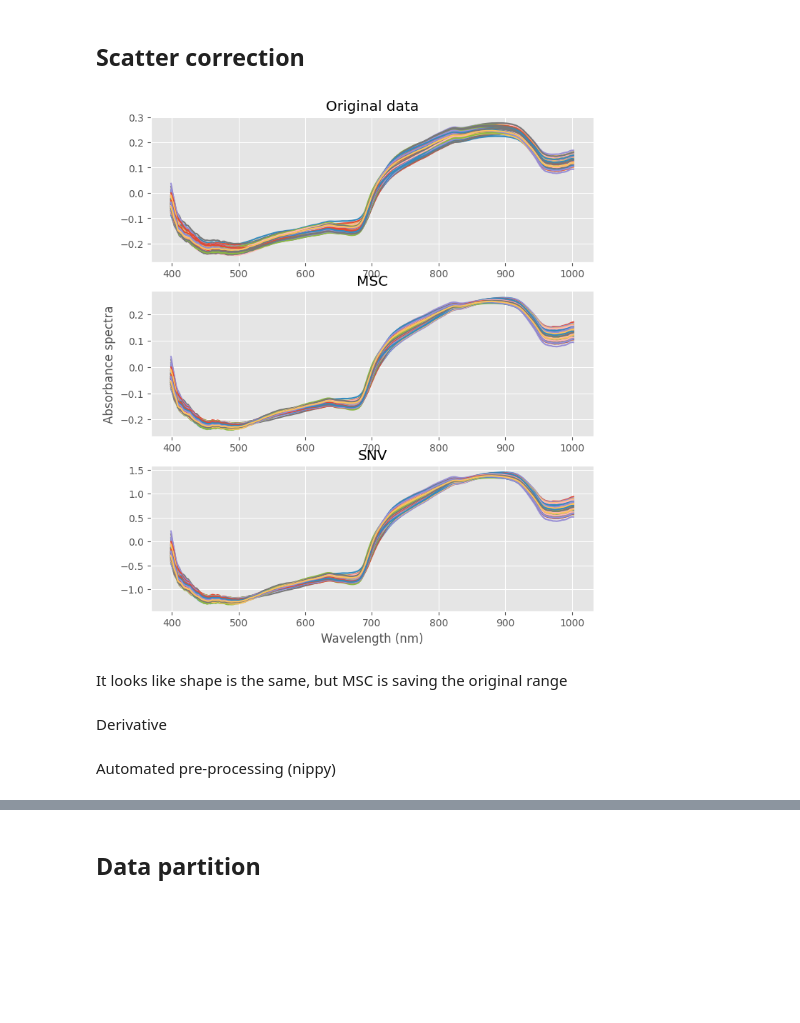
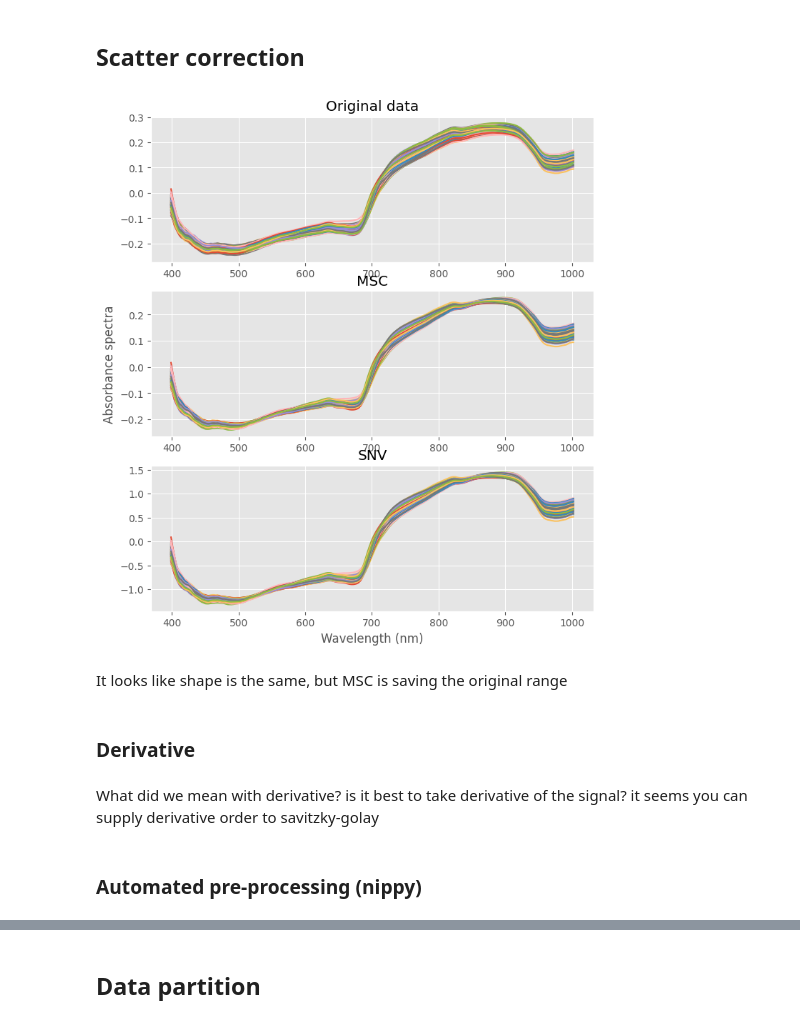
Before and after one commit to LizaGenke/Chemometric-approaches-to-hyperspectral-processing, a Jupyter notebook: spectral_analysis.ipynb, the cells around one changed output, grey strips where cells are left out. Saved outputs shown, nothing was run; the diff lists cells and outputs as text; code cells hidden in the pictures; blank space fills up the shorter version.

```diff
--- a/spectral_analysis.ipynb
+++ b/spectral_analysis.ipynb
@@ -83,0 +81,8 @@ plt.show()
+# %%
+from scipy.stats import chi2
+
+threshold = chi2.ppf(0.99, df=5)
+outliers = mahalanobis > threshold
+outlier_indices_input = np.where(outliers)[0]
+
+print("Outlier indices:", outlier_indices_input)
@@ -111,9 +123,7 @@ T.shape
 # %%
-# Compute the 95th percentile value
-threshold = np.percentile(malanobis, 95)
+threshold = chi2.ppf(0.99, df=2)
+outliers = mahalanobis > threshold
+outlier_indices_output = np.where(outliers)[0]
 
-# Count how many entries are greater than this threshold
-count = np.sum(malanobis > threshold)
-
-print("Number of entries greater than 95% of the values:", count)
+print("Outlier indices (based on output variables):", outlier_indices_output)
 # %% [output]
@@ -132,0 +154,11 @@ I think that point with value above 50 is probably an outlier, for the spectral
+# %%
+# Combine unique outlier indices from both sources
+combined_outliers = np.union1d(outlier_indices_input, outlier_indices_output)
+
+# Remove those rows from input and output data
+X_clean = np.delete(kiwi_spectra, combined_outliers, axis=0)
+Y_clean = np.delete(reference_values, combined_outliers, axis=0)
+
+print(f"Removed {len(combined_outliers)} outliers. Cleaned data shape:")
+print("X_clean:", X_clean.shape)
+print("Y_clean:", Y_clean.shape)
@@ -157,3 +193,5 @@ plt.show()
+# %%
+X = savgol_filter(X_clean, w, polyorder = p, deriv=0)
 # %% [markdown]
 It does look quite smooth already, probably because of averaging?
 # %% [markdown]
@@ -194,31 +231,27 @@ def msc(input_data, reference=None):
 
     return (data_msc, ref)
 # %%
-import numpy as np
-import pandas as pd
 import matplotlib.pyplot as plt
-
-X = kiwi_spectra
 
 Xmsc = msc(X)[0] # Take the first element of the output tuple
 Xsnv = snv(X)
 
 ## Plot spectra
 plt.figure(figsize=(8,9))
 with plt.style.context(('ggplot')):
     ax1 = plt.subplot(311)
     plt.plot(wl, X.T)
     plt.title('Original data')
 
     ax2 = plt.subplot(312)
     plt.plot(wl, Xmsc.T)
     plt.ylabel('Absorbance spectra')
     plt.title('MSC')
 
     ax2 = plt.subplot(313)
     plt.plot(wl, Xsnv.T)
     plt.xlabel('Wavelength (nm)')
     plt.title('SNV')
     plt.show()
 # %% [output]
-[figure, old version]
+[figure, new version]
@@ -225,6 +260,8 @@ with plt.style.context(('ggplot')):
 # %% [markdown]
 It looks like shape is the same, but MSC is saving the original range
 # %% [markdown]
-Derivative
+### Derivative
+# %% [markdown]
+What did we mean with derivative? is it best to take derivative of the signal? it seems you can supply derivative order to savitzky-golay
 # %% [markdown]
-Automated pre-processing (nippy)
+### Automated pre-processing (nippy)
```
Also changed, not shown: parts of 33 cells of this notebook, 1 other file.
